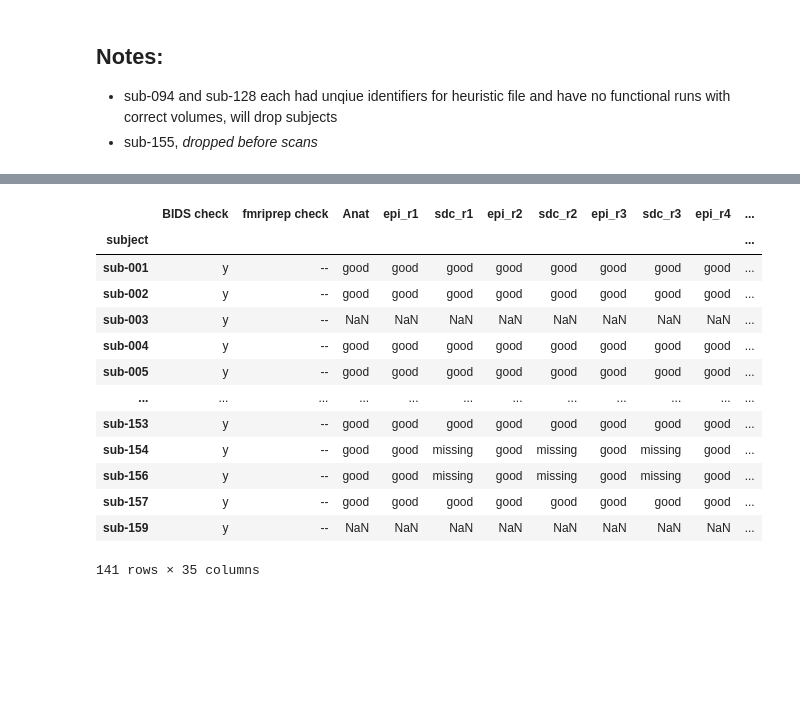
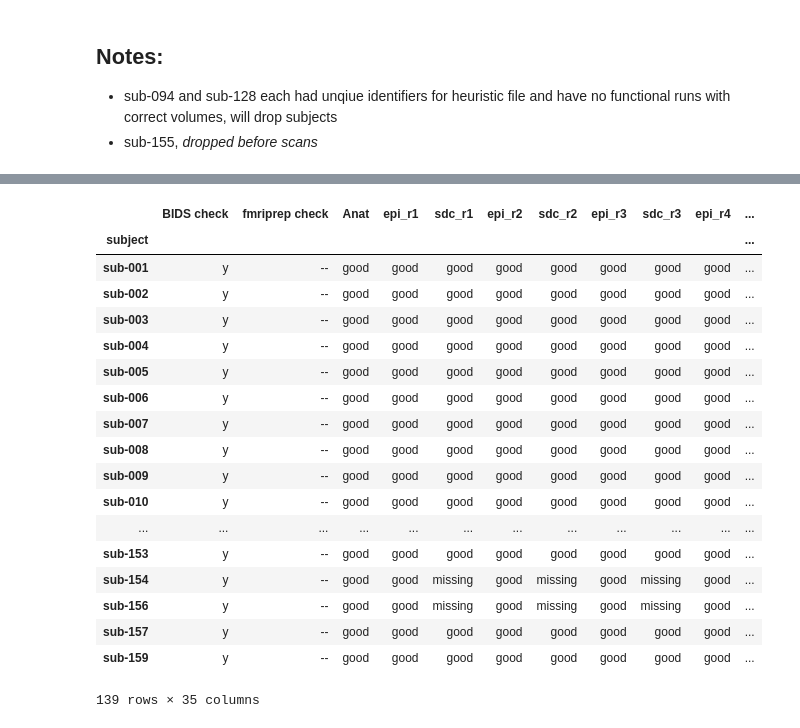
Before and after one commit to niblunc/bbx, a Jupyter notebook: qc_bids.ipynb, the cells around one changed output, grey strips where cells are left out. Cells and saved outputs as stored; diff of their text form; code cells hidden in the pictures; blank space fills up the shorter version.

```diff
--- a/qc_bids.ipynb
+++ b/qc_bids.ipynb
@@ -253,3 +307,9 @@ report_df = report_df.set_index(["subject"])
+# %%
+# get column details
+col_details = report_df_orig.iloc[0:2, :]
+col_details['fd_r1']
+#report_df_orig.drop([0,1], inplace=True)
+report_df_orig = report_df_orig.set_index(["subject"])
 # %%
-report_df = report_df[:159]
-report_df.head()
+template_report = report_df_orig.iloc[:159,:]
+#report_df.head()
@@ -265,10 +316,10 @@ report_df.head()
 # %%
-remove_ids = [index for index in report_df.index.values if int(index.split("-")[1]) not in expected_ids]
+remove_ids = [index for index in template_report.index.values if int(index.split("-")[1]) not in expected_ids]
 #for index in remove_ids
 # %%
 for index in remove_ids:
     try:
-        report_df.drop(index, inplace=True)
+        template_report.drop(index, inplace=True)
     except:
         pass
 for x in expected_ids:
@@ -278,4 +329,5 @@ for x in expected_ids:
         print("MISSING FUNCS")
         pass
     else:
-        report_df.loc[index, 'BIDS check'] = "y"
+        print("Subject {}:\tPASSED anatomical check".format(x))
+        template_report.loc[ index, 'BIDS check'] = "y"
@@ -282,17 +351,0 @@ for x in expected_ids:
-# %%
-report_df
-# %% [output]
-|  | BIDS check | fmriprep check | Anat | epi_r1 | sdc_r1 | epi_r2 | sdc_r2 | epi_r3 | sdc_r3 | epi_r4 | ... |
-| subject |  |  |  |  |  |  |  |  |  |  | ... |
-| sub-001 | y | -- | good | good | good | good | good | good | good | good | ... |
-| sub-002 | y | -- | good | good | good | good | good | good | good | good | ... |
-| sub-003 | y | -- | NaN | NaN | NaN | NaN | NaN | NaN | NaN | NaN | ... |
-| sub-004 | y | -- | good | good | good | good | good | good | good | good | ... |
-| sub-005 | y | -- | good | good | good | good | good | good | good | good | ... |
-| ... | ... | ... | ... | ... | ... | ... | ... | ... | ... | ... | ... |
-| sub-153 | y | -- | good | good | good | good | good | good | good | good | ... |
-| sub-154 | y | -- | good | good | missing | good | missing | good | missing | good | ... |
-| sub-156 | y | -- | good | good | missing | good | missing | good | missing | good | ... |
-| sub-157 | y | -- | good | good | good | good | good | good | good | good | ... |
-| sub-159 | y | -- | NaN | NaN | NaN | NaN | NaN | NaN | NaN | NaN | ... |
-141 rows × 35 columns
@@ -300,0 +352,22 @@ report_df.to_csv("bbx_qc_bids.tsv", sep="\t")
+# %%
+template_report
+# %% [output]
+|  | BIDS check | fmriprep check | Anat | epi_r1 | sdc_r1 | epi_r2 | sdc_r2 | epi_r3 | sdc_r3 | epi_r4 | ... |
+| subject |  |  |  |  |  |  |  |  |  |  | ... |
+| sub-001 | y | -- | good | good | good | good | good | good | good | good | ... |
+| sub-002 | y | -- | good | good | good | good | good | good | good | good | ... |
+| sub-003 | y | -- | good | good | good | good | good | good | good | good | ... |
+| sub-004 | y | -- | good | good | good | good | good | good | good | good | ... |
+| sub-005 | y | -- | good | good | good | good | good | good | good | good | ... |
+| sub-006 | y | -- | good | good | good | good | good | good | good | good | ... |
+| sub-007 | y | -- | good | good | good | good | good | good | good | good | ... |
+| sub-008 | y | -- | good | good | good | good | good | good | good | good | ... |
+| sub-009 | y | -- | good | good | good | good | good | good | good | good | ... |
+| sub-010 | y | -- | good | good | good | good | good | good | good | good | ... |
+| ... | ... | ... | ... | ... | ... | ... | ... | ... | ... | ... | ... |
+| sub-153 | y | -- | good | good | good | good | good | good | good | good | ... |
+| sub-154 | y | -- | good | good | missing | good | missing | good | missing | good | ... |
+| sub-156 | y | -- | good | good | missing | good | missing | good | missing | good | ... |
+| sub-157 | y | -- | good | good | good | good | good | good | good | good | ... |
+| sub-159 | y | -- | good | good | good | good | good | good | good | good | ... |
+139 rows × 35 columns
```
Also changed, not shown: parts of 37 cells of this notebook, 10 other files.
